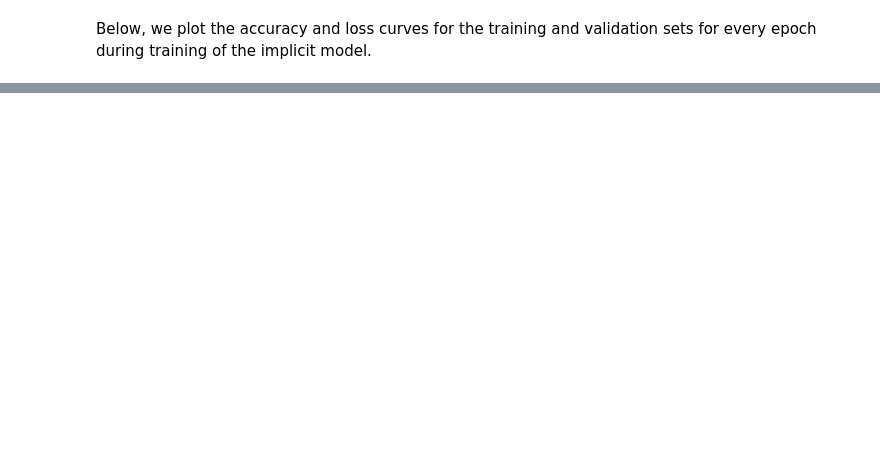
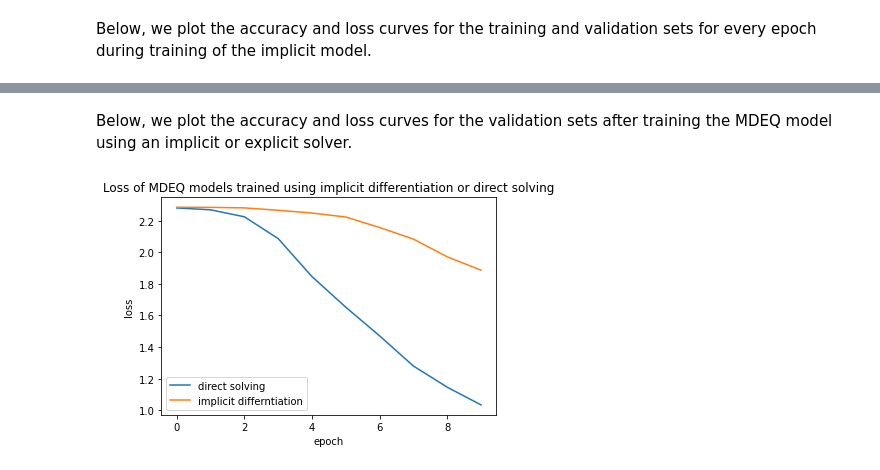
Before and after one commit to adamoyoung/deq-colab, a Jupyter notebook: deq-colab.ipynb, the cells around one changed output, grey strips where cells are left out. Saved outputs shown, nothing was run; the diff lists cells and outputs as text; code cells hidden in the pictures; blank space fills up the shorter version.

```diff
--- a/deq-colab.ipynb
+++ b/deq-colab.ipynb
@@ -1017,0 +1047,21 @@ TRAINING MODE:::non_implicit
+# %% [markdown]
+Below, we plot the accuracy and loss curves for the validation sets after training the MDEQ model using an implicit or explicit solver.
+# %%
+#@title Loss curves of MDEQ models trained using implicit differentiation or direct solving
+# importing package
+
+# create data
+val_loss_ds = ds_results['val_loss_vals']
+val_loss_broyden = broyden_results['val_loss_vals']
+epochs = np.arange(len(val_loss_broyden))
+
+# plot lines
+plt.plot(epochs, val_loss_ds, label = "direct solving")
+plt.plot(epochs, val_loss_broyden, label = "implicit differntiation")
+plt.xlabel("epoch")
+plt.ylabel("loss")
+plt.title("Loss of MDEQ models trained using implicit differentiation or direct solving")
+plt.legend()
+plt.show()
+# %% [output]
+[figure, added]
```
Also changed, not shown: parts of 14 cells of this notebook.
